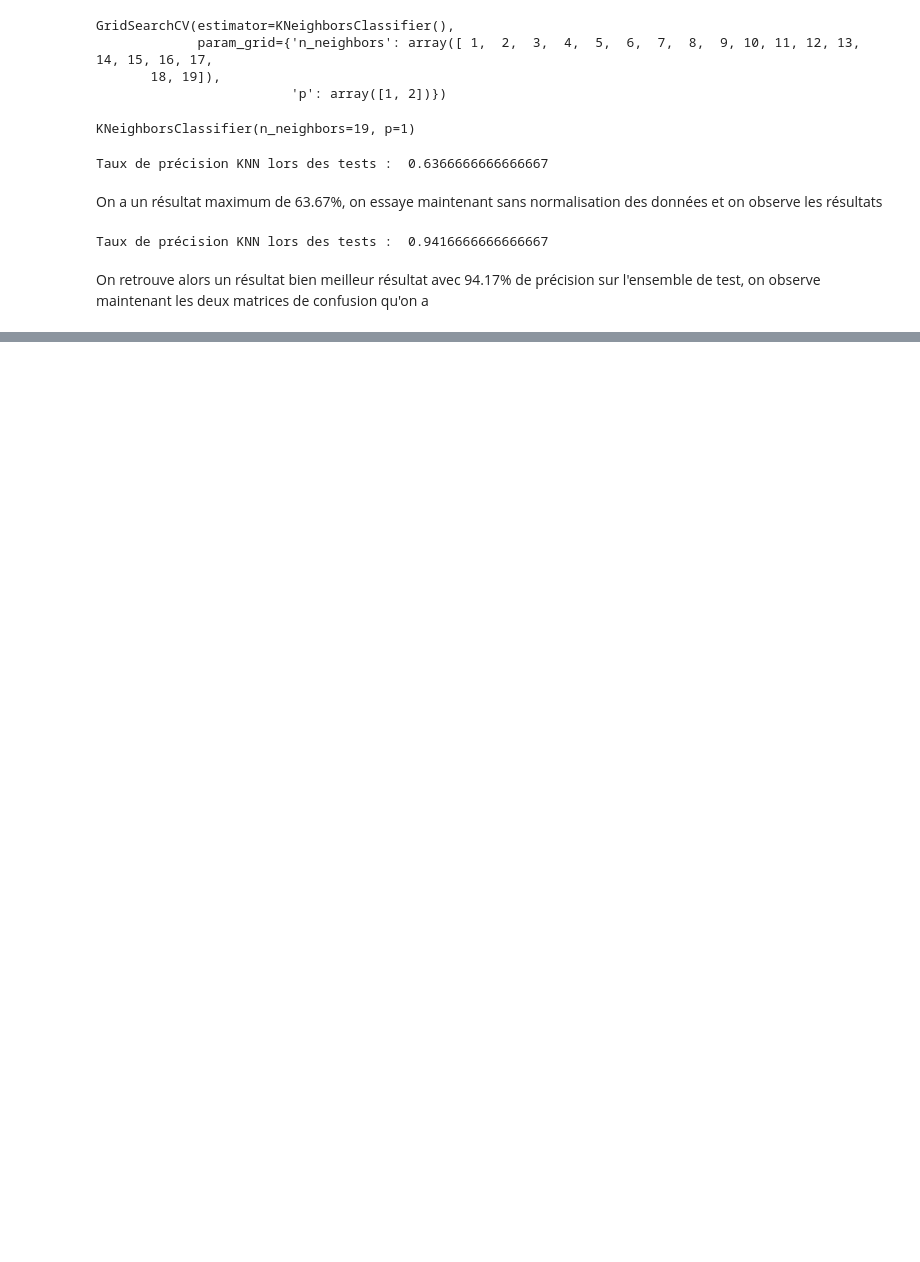
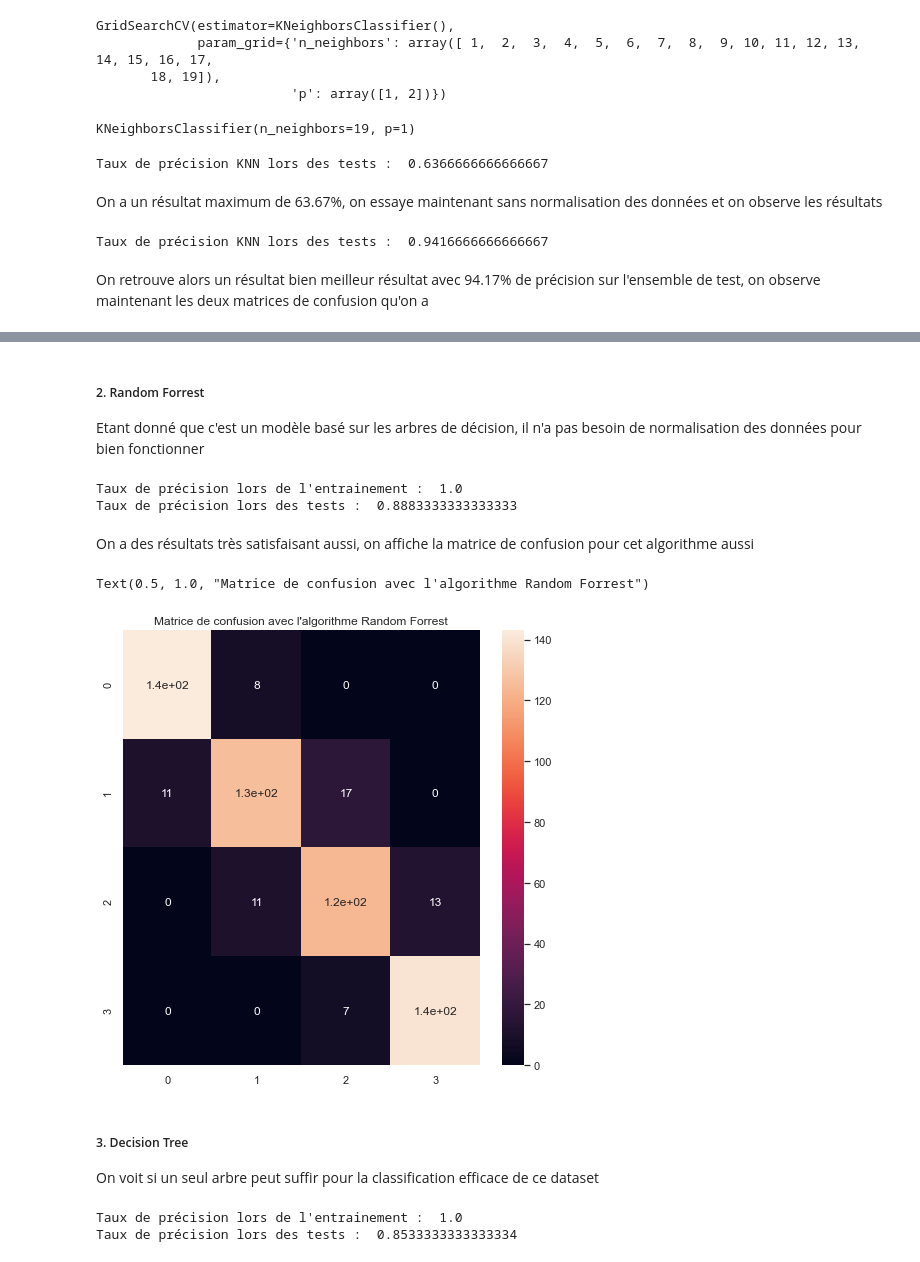
Before and after one commit to MohamedNennouche/mobile-price-classification, a Jupyter notebook: notebook-price.ipynb, the cells around one changed output, grey strips where cells are left out. Cells and saved outputs as stored; diff of their text form; code cells hidden in the pictures; blank space fills up the shorter version.

Commit message:
Finalisation du projet, ajout des modèles de classification avec obtention de très bon résultats avec le KNN et le SVM

```diff
--- a/notebook-price.ipynb
+++ b/notebook-price.ipynb
@@ -262,0 +267,31 @@ plt.show()
+# %% [markdown]
+##### 2. Random Forrest
+Etant donné que c'est un modèle basé sur les arbres de décision, il n'a pas besoin de normalisation des données pour bien fonctionner
+# %%
+forrest = RandomForestClassifier(n_estimators = 250, max_features = 'sqrt', criterion = 'entropy').fit(fv_train,etiq_train)
+yforrest = forrest.predict(fv_test)
+print("Taux de précision lors de l'entrainement : ",metrics.accuracy_score(etiq_train, forrest.predict(fv_train)))
+print("Taux de précision lors des tests : ",metrics.accuracy_score(etiq_test, yforrest))
+# %% [output]
+Taux de précision lors de l'entrainement :  1.0
+Taux de précision lors des tests :  0.8883333333333333
+# %% [markdown]
+On a des résultats très satisfaisant aussi, on affiche la matrice de confusion pour cet algorithme aussi
+# %%
+plt.figure(figsize=(8,8))
+sns.heatmap(metrics.confusion_matrix(etiq_test, yforrest), annot=True)
+plt.title("Matrice de confusion avec l'algorithme Random Forrest")
+# %% [output]
+Text(0.5, 1.0, "Matrice de confusion avec l'algorithme Random Forrest")
+[figure, added]
+# %% [markdown]
+##### 3. Decision Tree
+On voit si un seul arbre peut suffir pour la classification efficace de ce dataset
+# %%
+dTree = tree.DecisionTreeClassifier(random_state=0, criterion='entropy').fit(fv_train,etiq_train)
+ydTree = dTree.predict(fv_test)
+print("Taux de précision lors de l'entrainement : ",metrics.accuracy_score(etiq_train, dTree.predict(fv_train)))
+print("Taux de précision lors des tests : ",metrics.accuracy_score(etiq_test, ydTree))
+# %% [output]
+Taux de précision lors de l'entrainement :  1.0
+Taux de précision lors des tests :  0.8533333333333334
```
Also changed, not shown: parts of 12 cells of this notebook, 1 other file.
